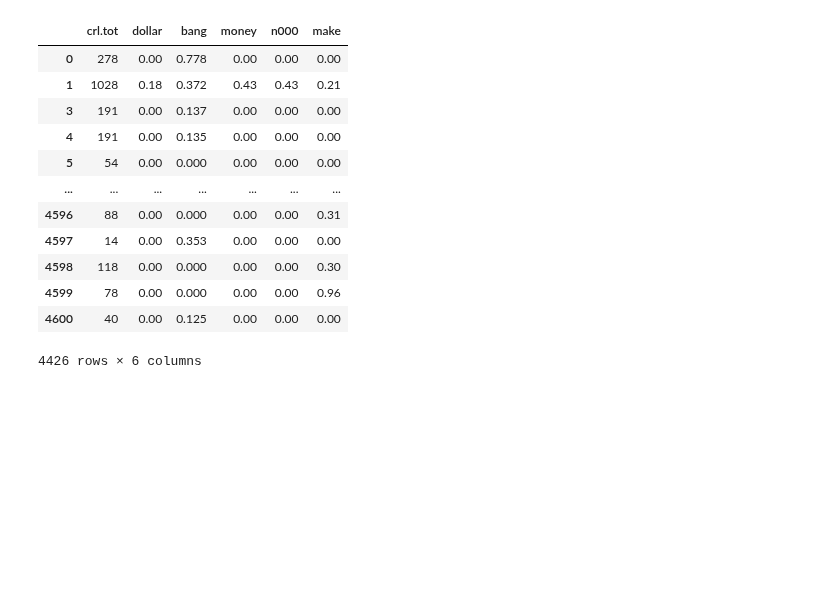
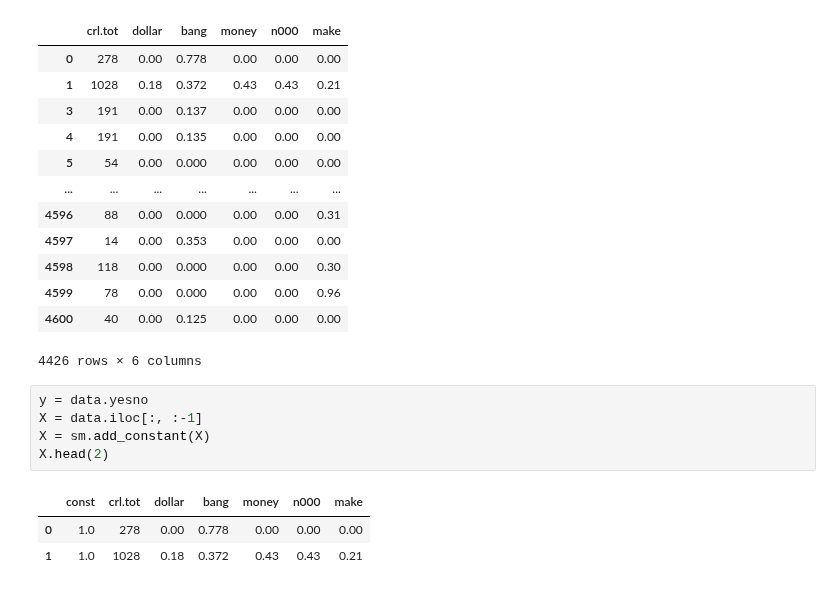
Before and after one commit to FarzanaAkhi/business-analysis-p1, a Jupyter notebook: notebooks/logistic_regression.ipynb, the cells around one changed output. Saved outputs shown, nothing was run; the diff lists cells and outputs as text; blank space fills up the shorter version.

```diff
--- a/notebooks/logistic_regression.ipynb
+++ b/notebooks/logistic_regression.ipynb
@@ -199,3 +199,12 @@ X
 | 4599 | 78 | 0.00 | 0.000 | 0.00 | 0.00 | 0.96 |
 | 4600 | 40 | 0.00 | 0.125 | 0.00 | 0.00 | 0.00 |
 4426 rows × 6 columns
+# %%
+y = data.yesno
+X = data.iloc[:, :-1]
+X = sm.add_constant(X)
+X.head(2)
+# %% [output]
+|  | const | crl.tot | dollar | bang | money | n000 | make |
+| 0 | 1.0 | 278 | 0.00 | 0.778 | 0.00 | 0.00 | 0.00 |
+| 1 | 1.0 | 1028 | 0.18 | 0.372 | 0.43 | 0.43 | 0.21 |
```
